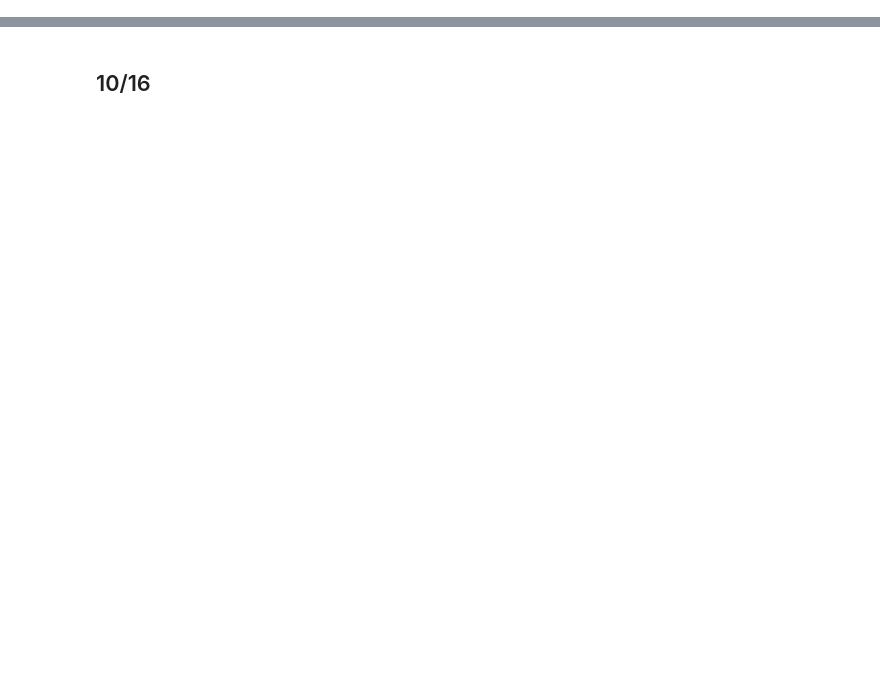
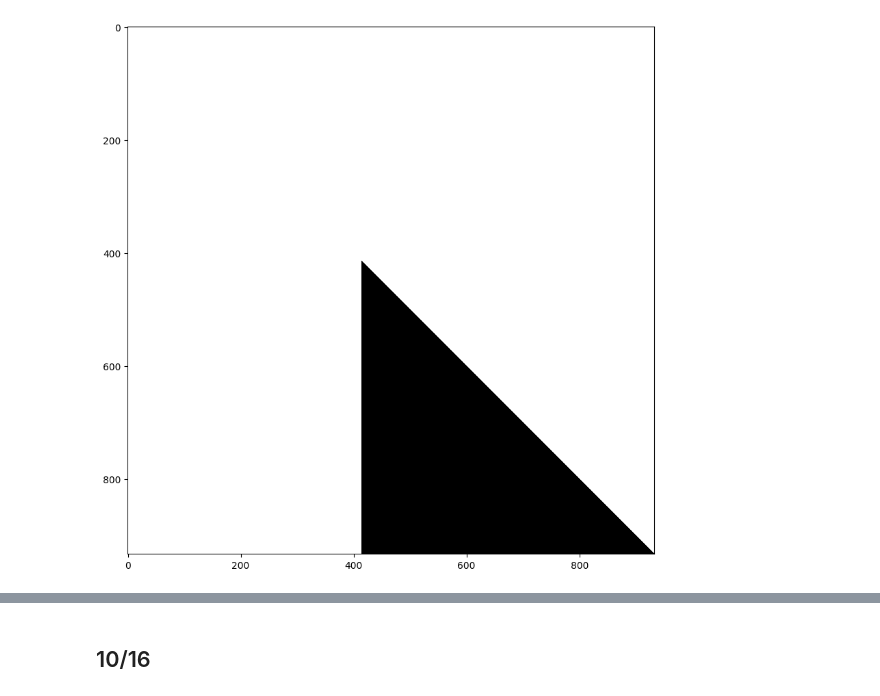
Before and after one commit to ktjshim/pool, a Jupyter notebook: taglm/practice.ipynb, the cells around one changed output, grey strips where cells are left out. Drawn from its saved outputs; the diff is of its cells as text; code cells hidden in the pictures; blank space fills up the shorter version.

```diff
--- a/taglm/practice.ipynb
+++ b/taglm/practice.ipynb
@@ -0,0 +162,9 @@
+# %%
+import matplotlib.pyplot as plt
+import numpy as np
+
+# --- Visualization Code ---
+fig, ax = plt.subplots(figsize=(10, 10))
+cax = ax.imshow(stored_masks['causal_mask'][0][0], cmap='binary', interpolation='none')
+# %% [output]
+[figure, added]
```
Also changed, not shown: parts of 17 cells of this notebook, 29 other files.
